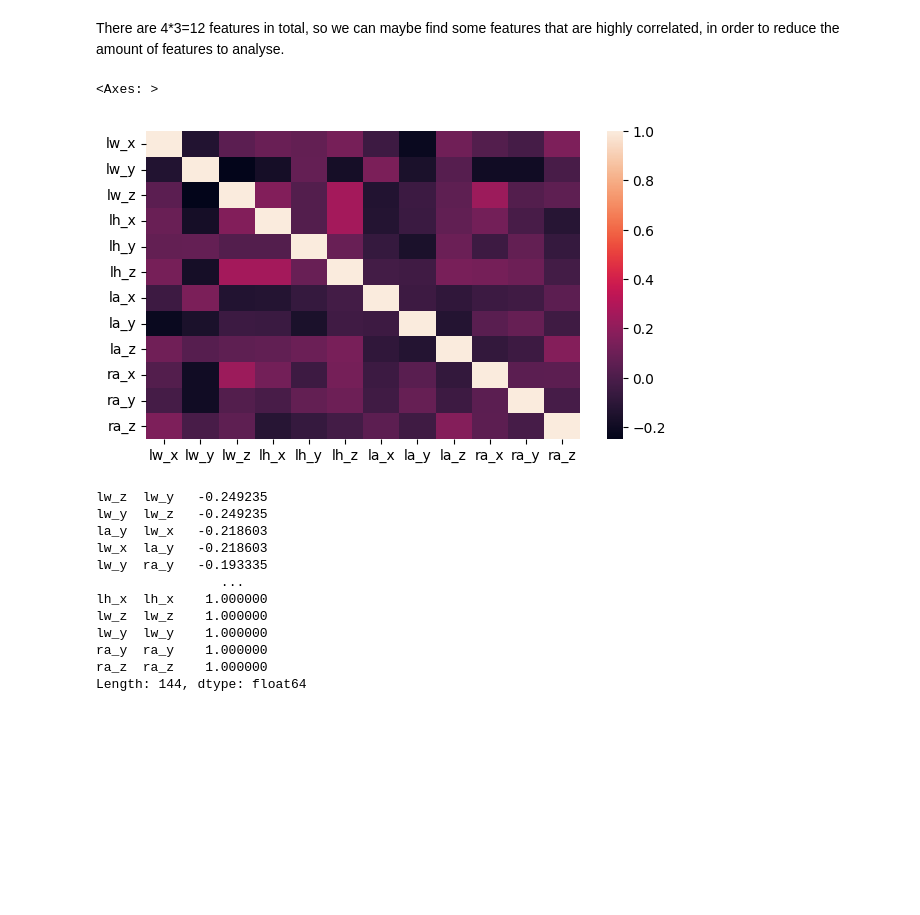
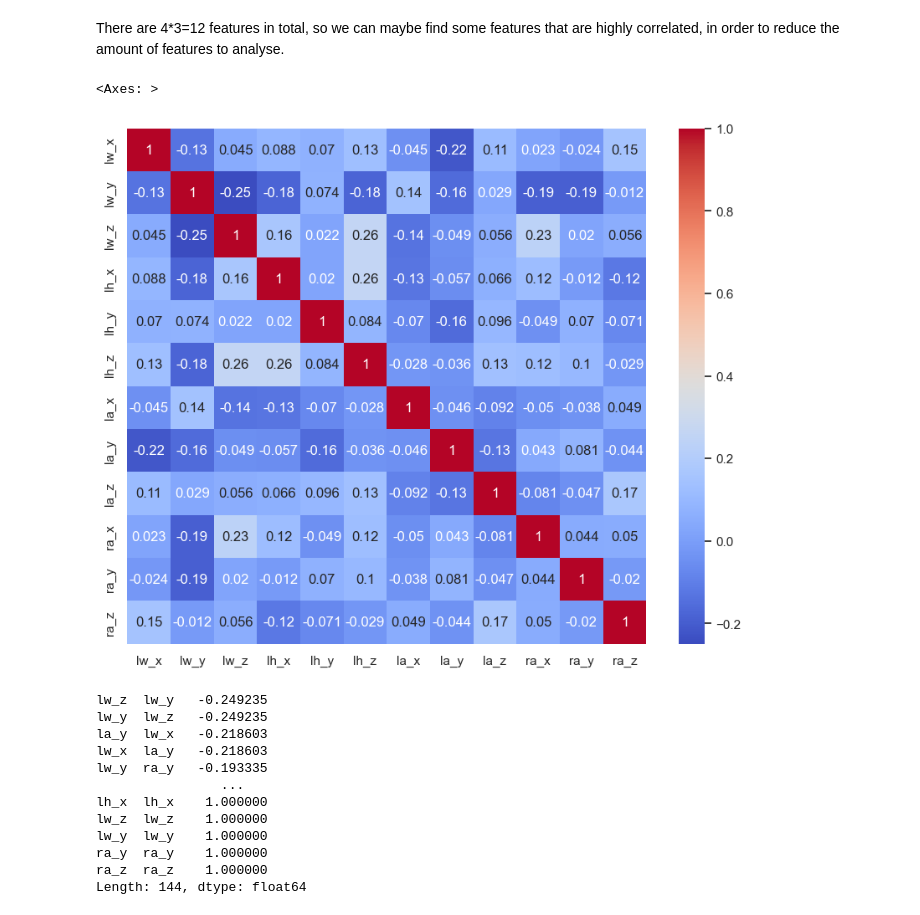
Before and after one commit to yalda-amirsoleymani/har-dataset-processing, a Jupyter notebook: data_preprocessing_menglutao.ipynb, the cells around one changed output. Saved outputs shown, nothing was run; the diff lists cells and outputs as text; code cells hidden in the pictures; blank space fills up the shorter version.

```diff
--- a/data_preprocessing_menglutao.ipynb
+++ b/data_preprocessing_menglutao.ipynb
@@ -81,13 +81,16 @@ There are 4*3=12 features in total, so we can maybe find some features that are
 # %%
 #Seaborn's heatmap version:
 import seaborn as sns
+plt.figure(figsize=(10, 8))
 corr = dset._df.iloc[:,2:14].corr()
 sns.heatmap(corr,
             xticklabels=corr.columns.values,
-            yticklabels=corr.columns.values)
+            yticklabels=corr.columns.values,
+            annot=True,
+            cmap="coolwarm")
 # %% [output]
 <Axes: >
-[figure, old version]
+[figure, new version]
 # %%
 # Convert correlation matrix to 1-D Series and sort
 sorted_mat = corr.unstack().sort_values()
```
Also changed, not shown: parts of 33 cells of this notebook, 1 other file.
